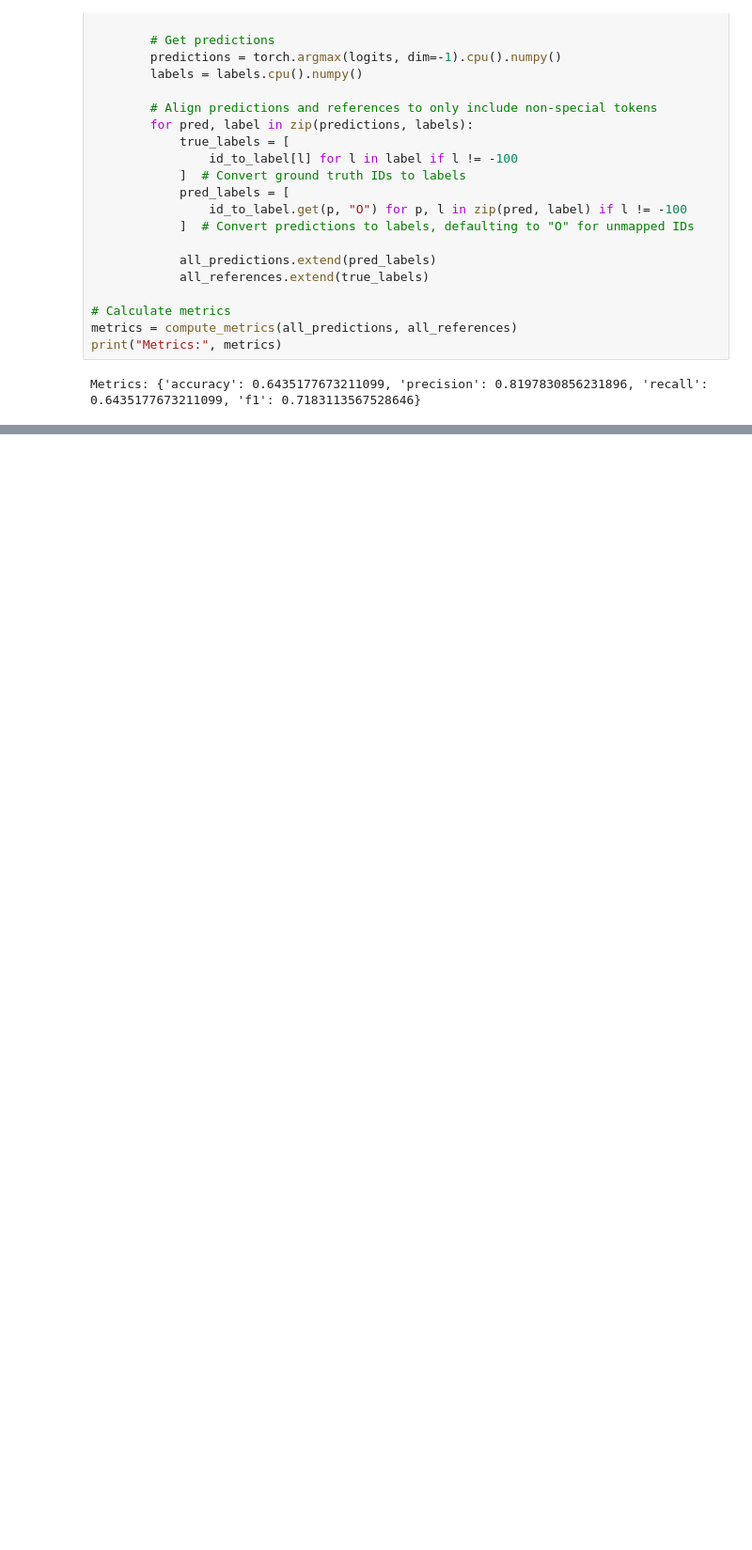
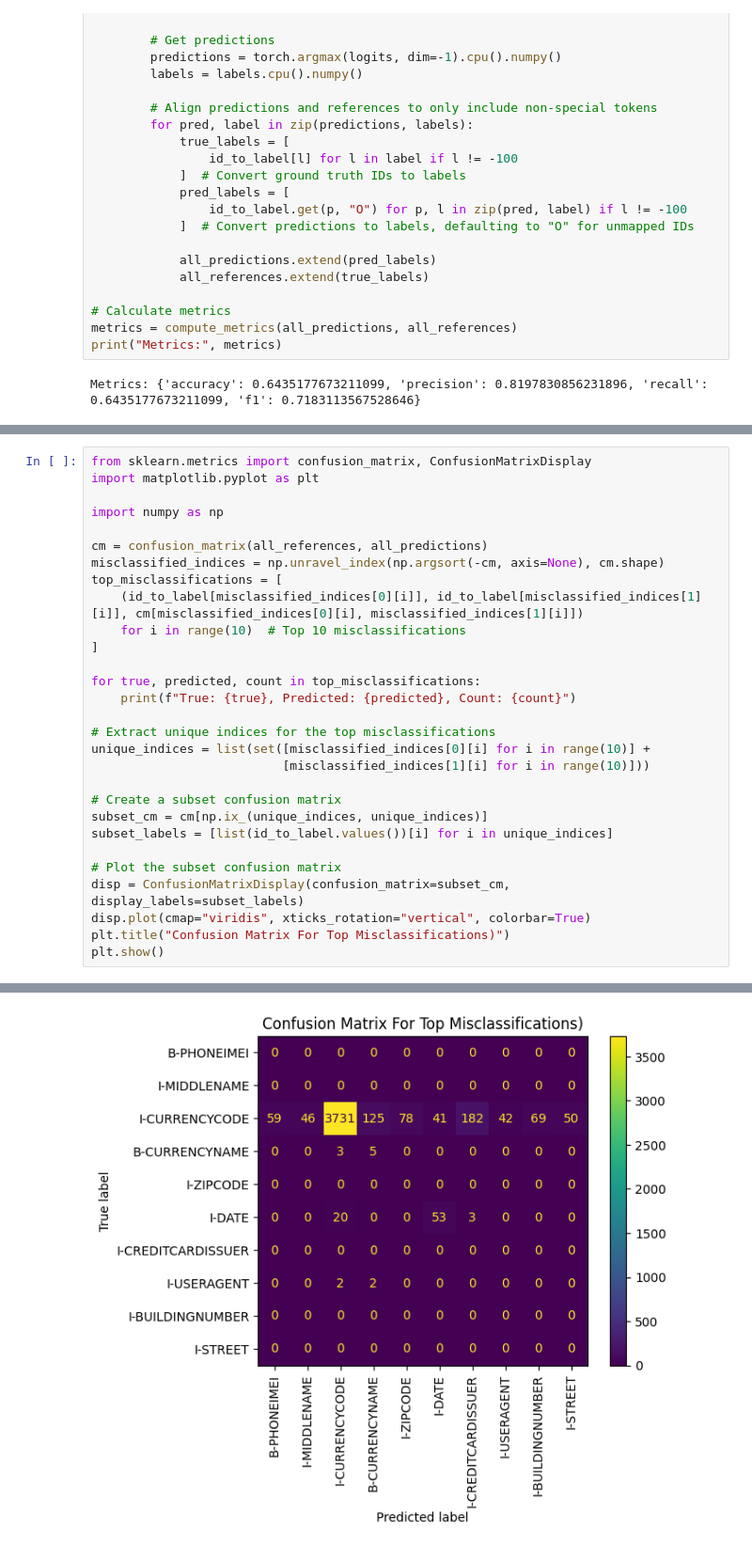
Before and after one commit to Amex2B/AmexSensitiveData, a Jupyter notebook: model/debertapii_metrics.ipynb, the cells around one changed output, grey strips where cells are left out. Shown at 94% size. Cells and saved outputs as stored; diff of their text form; blank space fills up the shorter version.

```diff
--- a/model/debertapii_metrics.ipynb
+++ b/model/debertapii_metrics.ipynb
@@ -240,0 +280,30 @@ Metrics: {'accuracy': 0.6435177673211099, 'precision': 0.8197830856231896, 'reca
+# %%
+from sklearn.metrics import confusion_matrix, ConfusionMatrixDisplay
+import matplotlib.pyplot as plt
+
+import numpy as np
+
+cm = confusion_matrix(all_references, all_predictions)
+misclassified_indices = np.unravel_index(np.argsort(-cm, axis=None), cm.shape)
+top_misclassifications = [
+    (id_to_label[misclassified_indices[0][i]], id_to_label[misclassified_indices[1][i]], cm[misclassified_indices[0][i], misclassified_indices[1][i]])
+    for i in range(10)  # Top 10 misclassifications
+]
+
+for true, predicted, count in top_misclassifications:
+    print(f"True: {true}, Predicted: {predicted}, Count: {count}")
+
+# Extract unique indices for the top misclassifications
+unique_indices = list(set([misclassified_indices[0][i] for i in range(10)] +
+                          [misclassified_indices[1][i] for i in range(10)]))
+
+# Create a subset confusion matrix
+subset_cm = cm[np.ix_(unique_indices, unique_indices)]
+subset_labels = [list(id_to_label.values())[i] for i in unique_indices]
+
+# Plot the subset confusion matrix
+disp = ConfusionMatrixDisplay(confusion_matrix=subset_cm, display_labels=subset_labels)
+disp.plot(cmap="viridis", xticks_rotation="vertical", colorbar=True)
+plt.title("Confusion Matrix For Top Misclassifications)")
+plt.show()
+# %% [output]
@@ -240,0 +320 @@ Metrics: {'accuracy': 0.6435177673211099, 'precision': 0.8197830856231896, 'reca
+[figure, added]
```
Also changed, not shown: parts of 7 cells of this notebook.
